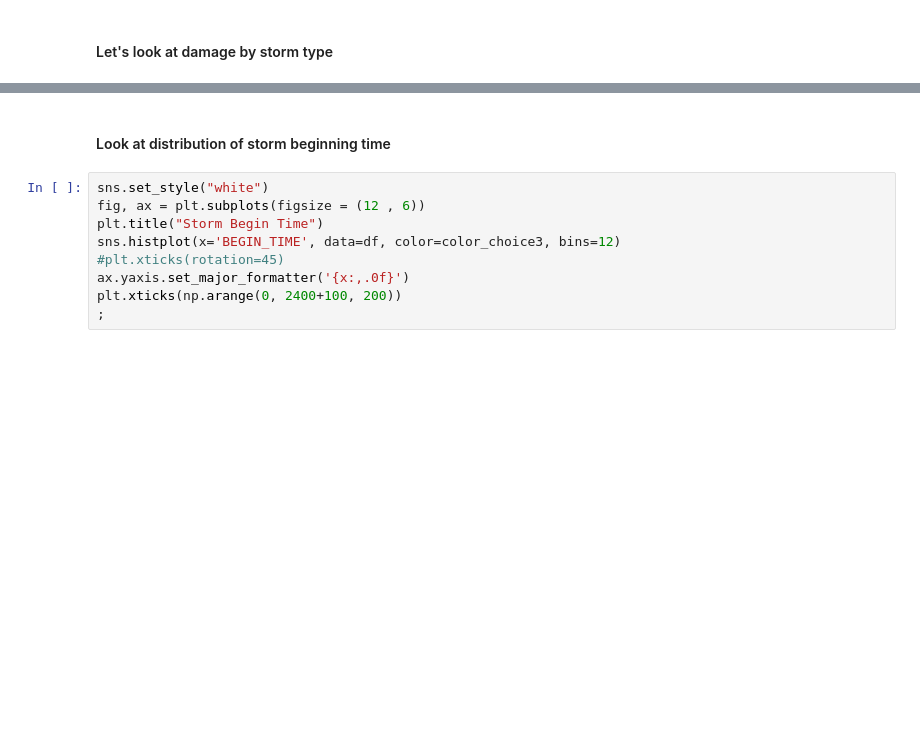
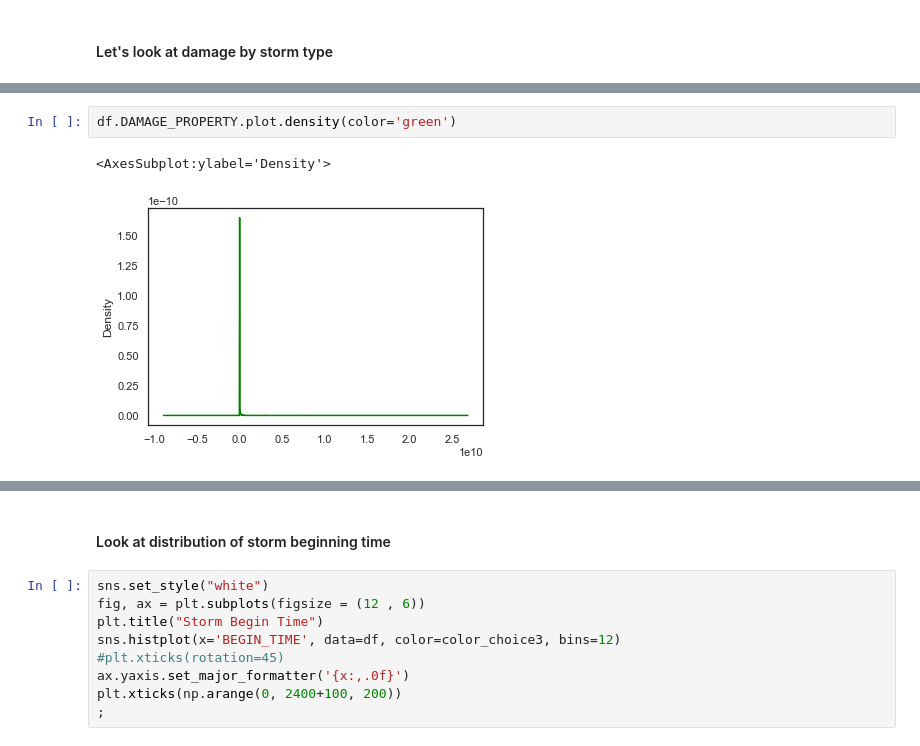
Before and after one commit to topgreg/Severe-Weather-Repo, a Jupyter notebook: Notebooks/SWC - EDA.ipynb, the cells around one changed output, grey strips where cells are left out. Cells and saved outputs as stored; diff of their text form; blank space fills up the shorter version.

```diff
--- a/Notebooks/SWC - EDA.ipynb
+++ b/Notebooks/SWC - EDA.ipynb
@@ -335,0 +331,5 @@ plt.xticks(rotation=45)
+# %%
+df.DAMAGE_PROPERTY.plot.density(color='green')
+# %% [output]
+<AxesSubplot:ylabel='Density'>
+[figure, added]
```
Also changed, not shown: parts of 8 cells of this notebook, 1 other file.
